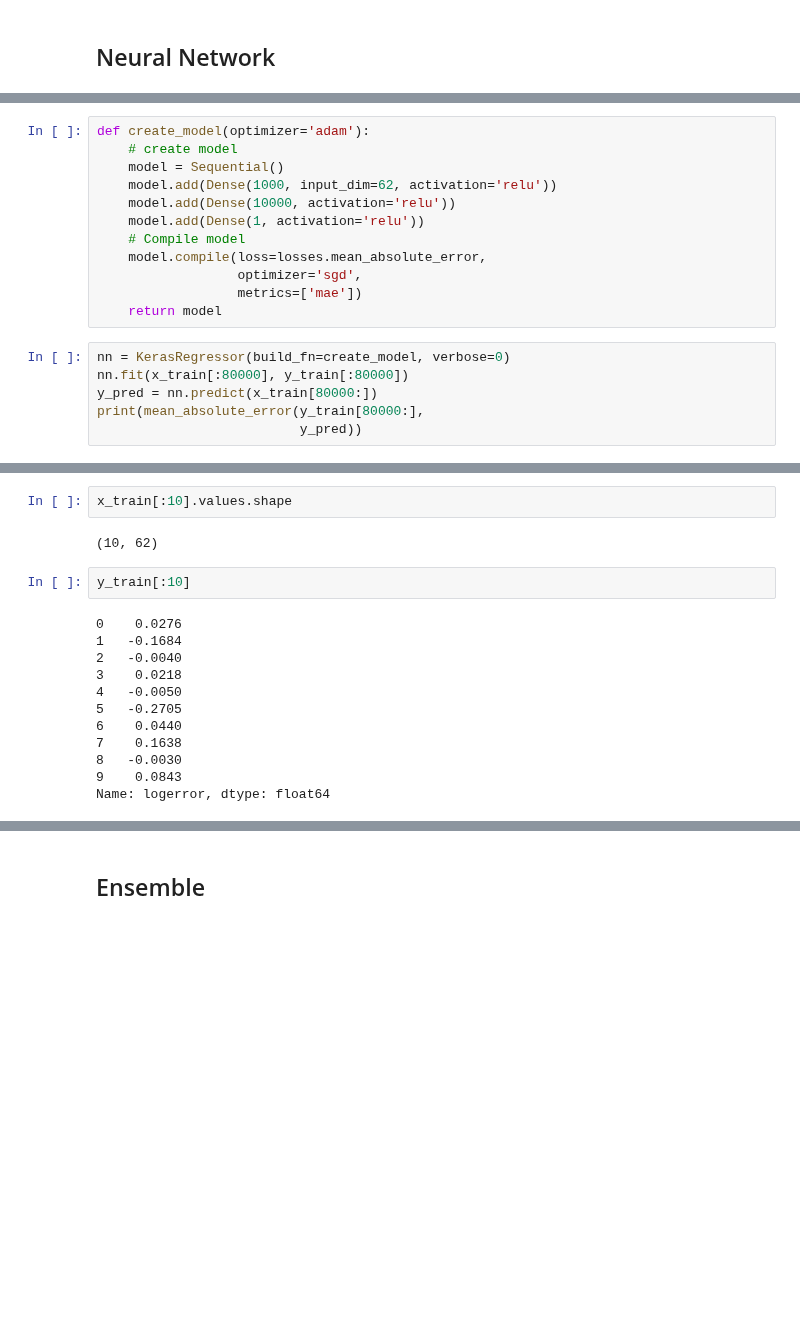
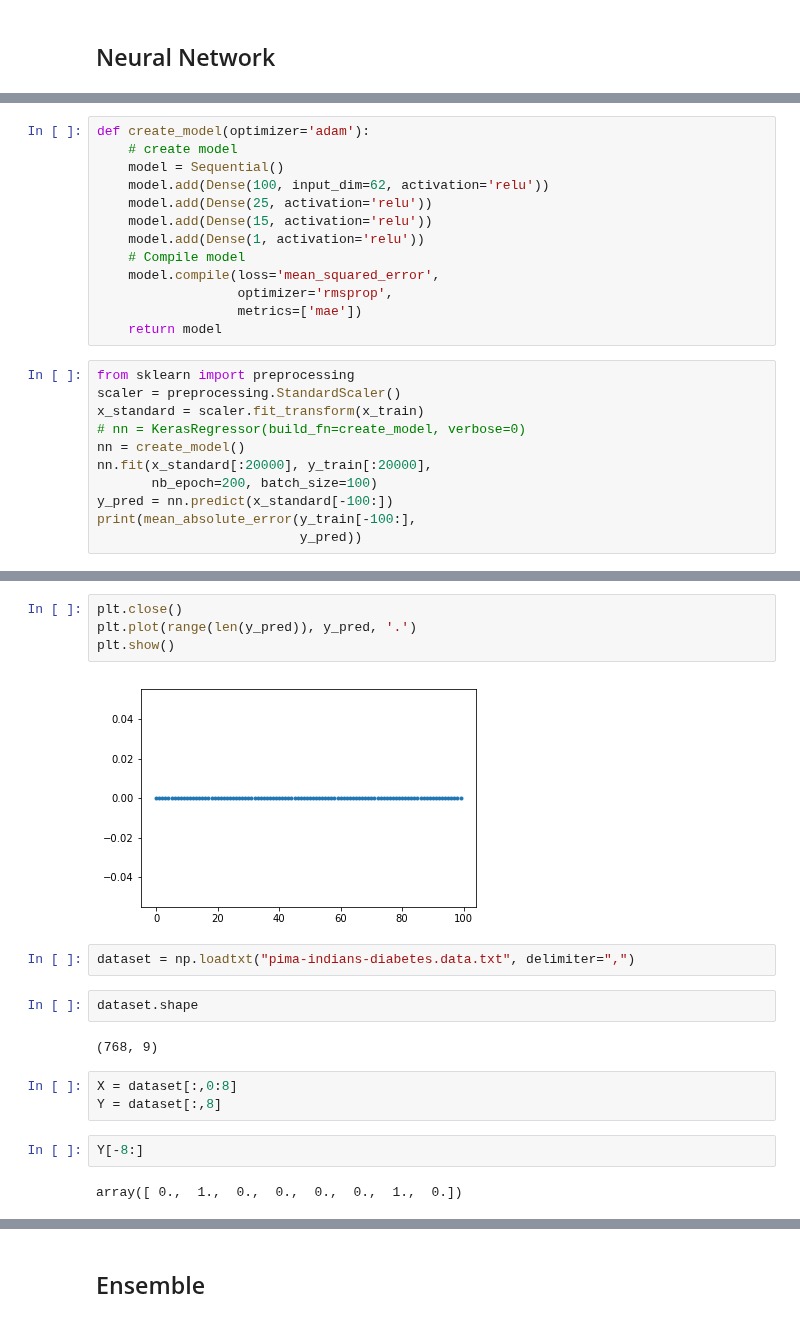
Before and after one commit to RedLiN5/ZillowPrice, a Jupyter notebook: Modeling.ipynb, the cells around one changed output, grey strips where cells are left out. Saved outputs shown, nothing was run; the diff lists cells and outputs as text; blank space fills up the shorter version.

```diff
--- a/Modeling.ipynb
+++ b/Modeling.ipynb
@@ -283,18 +284,24 @@ from keras.wrappers.scikit_learn import KerasRegressor
 def create_model(optimizer='adam'):
     # create model
     model = Sequential()
-    model.add(Dense(1000, input_dim=62, activation='relu'))
-    model.add(Dense(10000, activation='relu'))
+    model.add(Dense(100, input_dim=62, activation='relu'))
+    model.add(Dense(25, activation='relu'))
+    model.add(Dense(15, activation='relu'))
     model.add(Dense(1, activation='relu'))
     # Compile model
-    model.compile(loss=losses.mean_absolute_error,
-                  optimizer='sgd',
+    model.compile(loss='mean_squared_error',
+                  optimizer='rmsprop',
                   metrics=['mae'])
     return model
 # %%
-nn = KerasRegressor(build_fn=create_model, verbose=0)
-nn.fit(x_train[:80000], y_train[:80000])
-y_pred = nn.predict(x_train[80000:])
-print(mean_absolute_error(y_train[80000:],
+from sklearn import preprocessing
+scaler = preprocessing.StandardScaler()
+x_standard = scaler.fit_transform(x_train)
+# nn = KerasRegressor(build_fn=create_model, verbose=0)
+nn = create_model()
+nn.fit(x_standard[:20000], y_train[:20000],
+       nb_epoch=200, batch_size=100)
+y_pred = nn.predict(x_standard[-100:])
+print(mean_absolute_error(y_train[-100:],
                           y_pred))
 # %% [output]
@@ -302,18 +325,19 @@ IndexError: indices are out-of-bounds
-# %%
-x_train[:10].values.shape
-# %% [output]
-(10, 62)
-# %%
-y_train[:10]
-# %% [output]
-0    0.0276
-1   -0.1684
-2   -0.0040
-3    0.0218
-4   -0.0050
-5   -0.2705
-6    0.0440
-7    0.1638
-8   -0.0030
-9    0.0843
-Name: logerror, dtype: float64
+# %%
+plt.close()
+plt.plot(range(len(y_pred)), y_pred, '.')
+plt.show()
+# %% [output]
+[figure, added]
+# %%
+dataset = np.loadtxt("pima-indians-diabetes.data.txt", delimiter=",")
+# %%
+dataset.shape
+# %% [output]
+(768, 9)
+# %%
+X = dataset[:,0:8]
+Y = dataset[:,8]
+# %%
+Y[-8:]
+# %% [output]
+array([ 0.,  1.,  0.,  0.,  0.,  0.,  1.,  0.])
```
Also changed, not shown: parts of 8 cells of this notebook.
